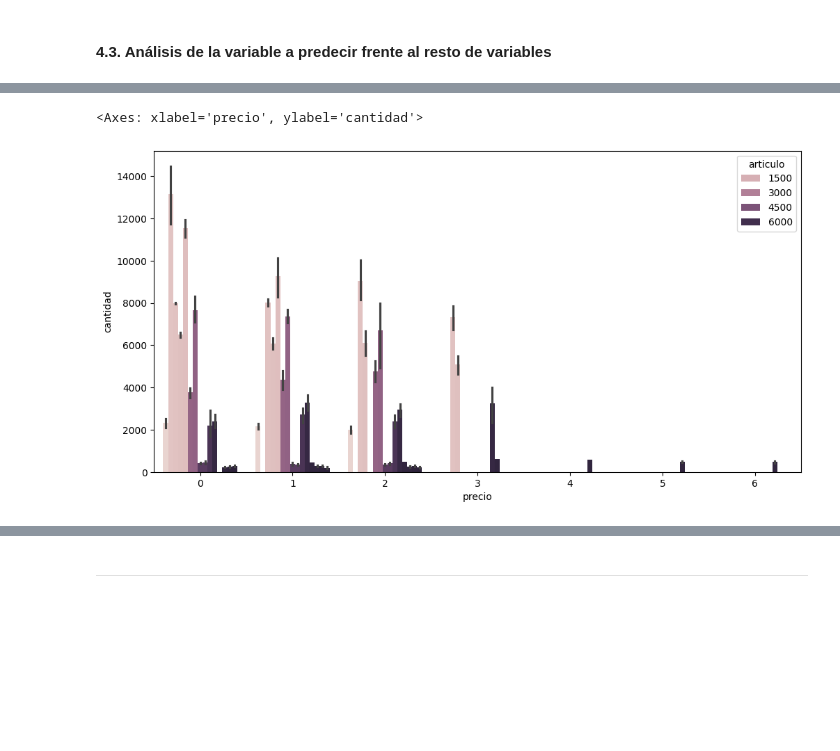
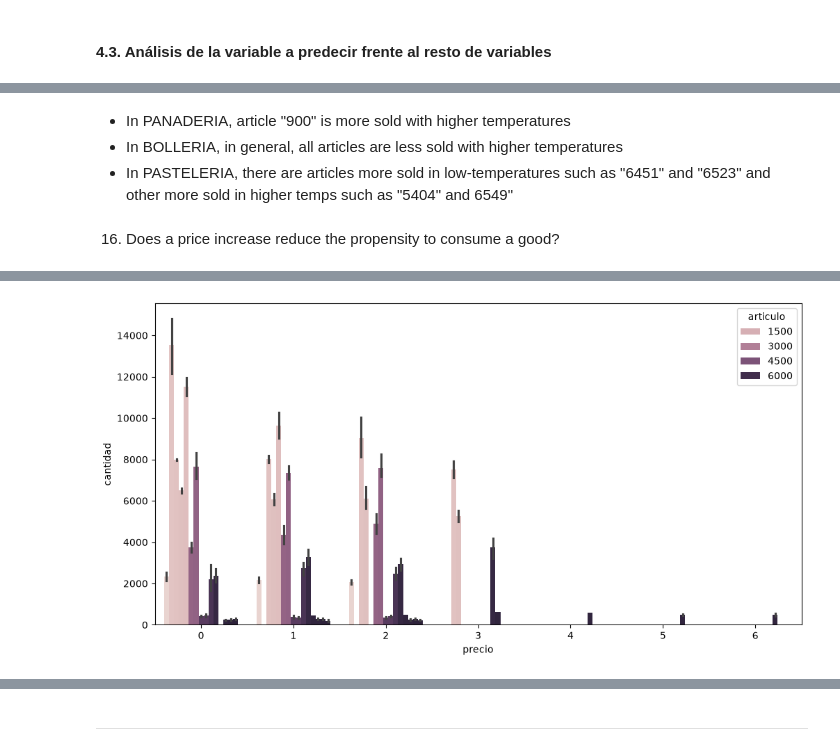
Before and after one commit to Irampardo/Datathon_CodeSpace, a Jupyter notebook: Notebooks/4_Datathon_EDA.ipynb, the cells around one changed output, grey strips where cells are left out. Cells and saved outputs as stored; diff of their text form; code cells hidden in the pictures; blank space fills up the shorter version.

```diff
--- a/Notebooks/4_Datathon_EDA.ipynb
+++ b/Notebooks/4_Datathon_EDA.ipynb
@@ -513,0 +760,26 @@ sns.boxplot(data=df, x='lluvia', y='cantidad', hue='familia')
+# %%
+# 13. Compare sales on festive and non-festive days
+
+# 1 = festive, 0 = non-festive
+df["es_festivo"] = df["festivo"].notna().map({
+    True: "Festivo",
+    False: "No festivo"
+})
+
+print(df["es_festivo"].value_counts())
+
+plt.figure(figsize=(12, 6))
+
+sns.boxplot(
+    data=df,
+    x="es_festivo",
+    y="cantidad",
+    hue="familia",
+    palette="husl"
+)
+
+plt.title("Sales quantity on festive vs non-festive days")
+plt.xlabel("Day type")
+plt.ylabel("Quantity")
+plt.tight_layout()
+plt.show()
@@ -514,5 +930,5 @@ sns.boxplot(data=df, x='lluvia', y='cantidad', hue='familia')
 # %%
-# 15
+# 15. Analysis of the mean temperature related to selling units
 
 labels_tavg = ['Temperatura muy baja',
                'Temperatura baja',
@@ -520,11 +936,11 @@ labels_tavg = ['Temperatura muy baja',
                'Temperatura alta',
                'Temperatura muy alta']
 
-df['quintiles_tavg_w'] = pd.qcut(df['tavg_w'], q=5, labels=labels_tavg)
+df['quintiles_temp'] = pd.qcut(df['temp_w'], q=5, labels=labels_tavg)
 
-group = df.groupby(["familia", "quintiles_tavg_w"])["cantidad"].sum().reset_index()
+group = df.groupby(["familia", "quintiles_temp"])["cantidad"].sum().reset_index()
 plt.figure(figsize=(12, 6))
-sns.barplot(data=group, x='quintiles_tavg_w', y='cantidad', hue='familia')
-#fig = px.bar(group, x='quintiles_tavg_w', y='cantidad', color="familia",barmode='group')
+sns.barplot(data=group, x='quintiles_temp', y='cantidad', hue='familia')
+#fig = px.bar(group, x='quintiles_temp', y='cantidad', color="familia",barmode='group')
 #fig.show()
 # %% [output]
@@ -538,3 +1014,9 @@ FutureWarning: The default of observed=False is deprecated and will be changed t
+# %% [markdown]
+- In PANADERIA, article "900" is more sold with higher temperatures
+- In BOLLERIA, in general, all articles are less sold with higher temperatures
+- In PASTELERIA, there are articles more sold in low-temperatures such as "6451" and "6523" and other more sold in higher temps such as "5404" and 6549"
+# %% [markdown]
+16. Does a price increase reduce the propensity to consume a good?
 # %%
 # 16
 
@@ -548,7 +1030,7 @@ def function_variations(x):
         return 0
 
 group = df.groupby(["articulo",
-                    pd.Grouper(key="fecha_venta", freq="1M"),
+                    pd.Grouper(key="fecha_venta", freq="ME"),
                     "familia"]).agg({"cantidad": "sum",
                                      "precio": function_variations}).reset_index()
 
@@ -560,9 +1042,4 @@ sns.barplot(data=group, x='precio', y='cantidad', hue='articulo')
 #fig = px.box(group, x="precio", y="cantidad", color='articulo')
 #
 # fig.show()
-
-# No es concluyente debido a que puede haber una tendencia negativa/positiva en el consumo general del articulo
-# a lo largo del tiempo, pero es interesante observar como muchas veces si que tiene un impacto negativo
-# (productos: 417, 1043, 1084, 3960, 5403).
-# Podría ser también por la canibalización de nuevos productos a otros anteriores.
 # %% [output]
@@ -570,2 +1047 @@ FutureWarning: 'M' is deprecated and will be removed in a future version, please
-<Axes: xlabel='precio', ylabel='cantidad'>
-[figure, old version]
+[figure, new version]
```
Also changed, not shown: parts of 128 cells of this notebook, 8 other files.
